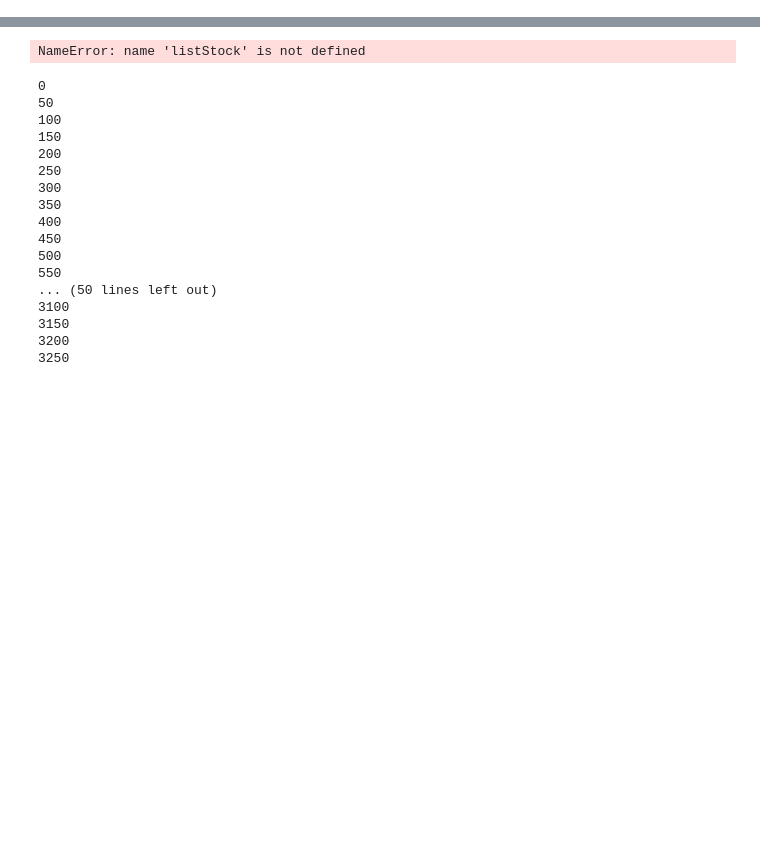
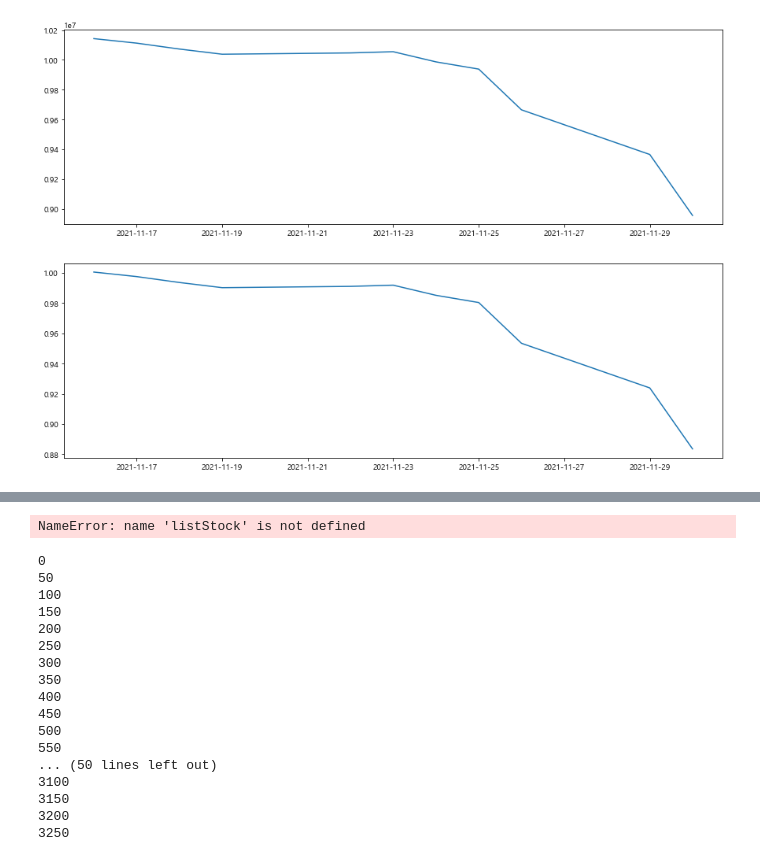
Before and after one commit to malkovich0/FinancePy, a Jupyter notebook: test.ipynb, the cells around one changed output, grey strips where cells are left out. Saved outputs shown, nothing was run; the diff lists cells and outputs as text; code cells hidden in the pictures; blank space fills up the shorter version.

```diff
--- a/test.ipynb
+++ b/test.ipynb
@@ -6,9 +6,9 @@ case = Finance()
 case.dfFinance = case.finance
 # case.dfFinance = case.finance_quantking
 # case.listYears = [2012,2013]
-case.listYears = [2012, 2013, 2014, 2015, 2016, 2017, 2018, 2019, 2020]
-# case.caseFactors = {'val': ['PBR'], 'qual': [], 'profitMom': [], 'mom': [], 'size': [], 'vol': [],
-#                             'quarter': True,'partial':False,'sizeTarget':None,'rebalance':False,'fscore':False,'kospi':False}
+# case.listYears = [2012, 2013, 2014, 2015, 2016, 2017, 2018, 2019, 2020]
+# case.caseFactors = {'val': [], 'qual': [], 'profitMom': [], 'mom': [], 'size': [], 'vol': ['tradingCost'],
+#                             'quarter': True,'partial':True,'sizeTarget':None,'rebalance':False,'fscore':False,'kospi':False}
 case.caseFactors = {'val': ['PBR', 'PER', 'PCR','PSR'], 'qual': ['GP/A','AssetGrowth'], 'profitMom': ['OPQ','OPY','NPQ','NPY'], 'mom': ['Discrete'], 'size': ['Cap'], 'vol': [],
                             'quarter': True,'partial':False,'sizeTarget':None,'rebalance':False,'fscore':False,'kospi':False}
 
@@ -20,5 +20,5 @@ case.caseFactors = {'val': ['PBR', 'PER', 'PCR','PSR'], 'qual': ['GP/A','AssetGr
 case.methodStockWeight = 'equal'
 # case.methodStockWeight = 'momentum_score_defensive'
 # case.caseStudy()
-# case.simple_analyzer_monthly_return()
+# case.simple_analyzer()
 # case.makeTradePlanByNaverFinance()
@@ -24,0 +54,4 @@ case.methodStockWeight = 'equal'
+# %%
+case.periodBuy = 202109
+case.dateBuy = datetime(2021,11,16)
+case.makeTradePlanByNaverFinance()
@@ -24,0 +66,3 @@ case.methodStockWeight = 'equal'
+# %%
+case.outputPortfolioTradeResult(portfolio = case.dictPortfolioTradePlan, dateStart = datetime(2021,11,16), dateEnd = datetime(2021,11,30))
+# %% [output]
@@ -24,0 +73 @@ case.methodStockWeight = 'equal'
+[figure, added]
```
Also changed, not shown: parts of 28 cells of this notebook, 8 other files.
